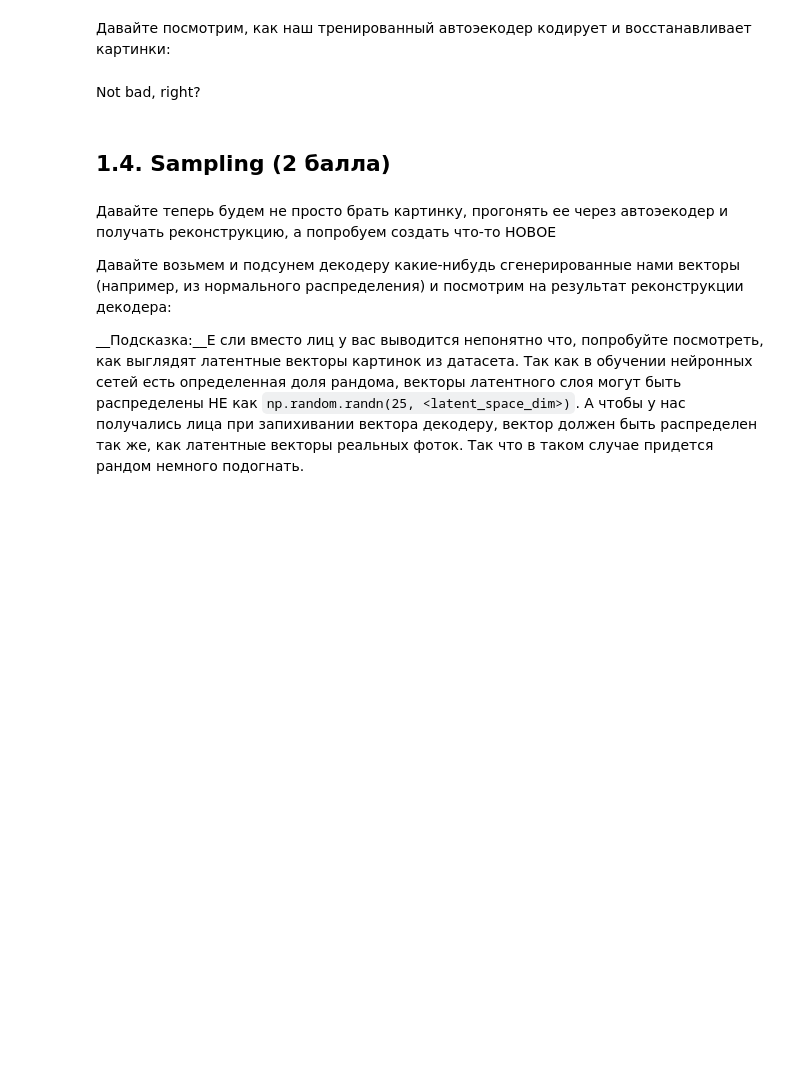
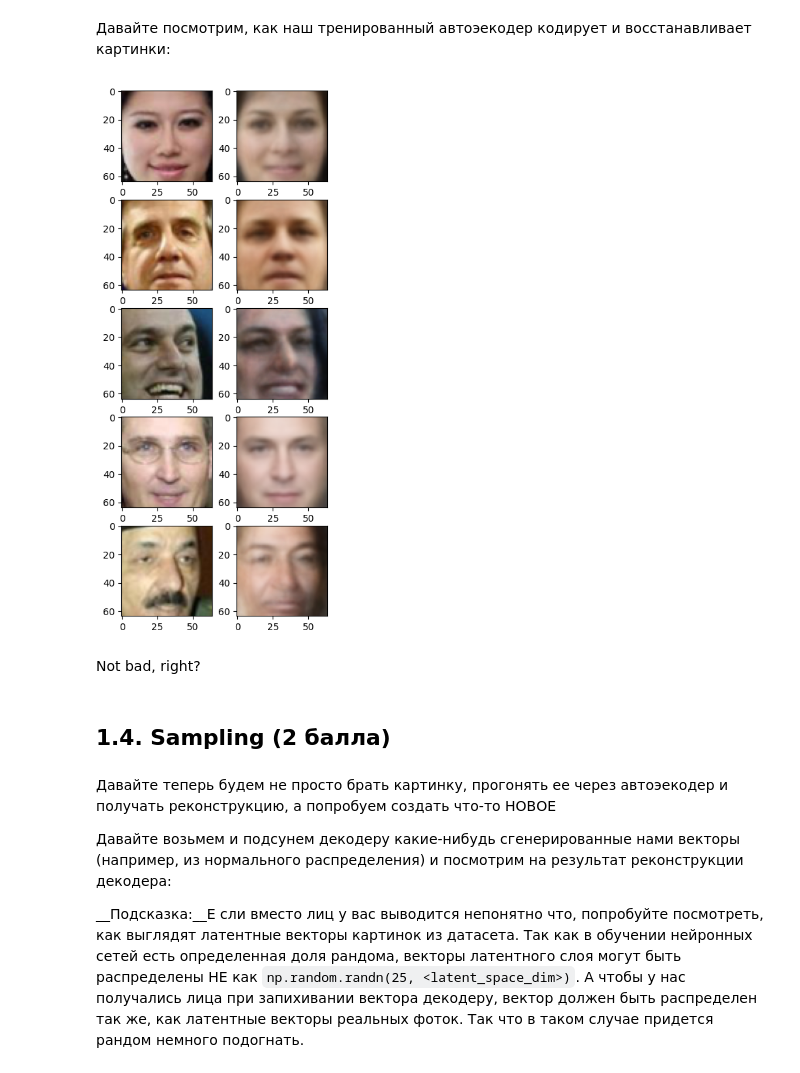
Before and after one commit to KiykoHanna/Stepik-DeepLearning, a Jupyter notebook: [hw]autoencoders.ipynb, the cells around one changed output. Drawn from its saved outputs; the diff is of its cells as text; code cells hidden in the pictures; blank space fills up the shorter version.

```diff
--- a/[hw]autoencoders.ipynb
+++ b/[hw]autoencoders.ipynb
@@ -129,0 +167,8 @@ optimizer = <Ваш любимый оптимизатор>
+# %%
+device = 'cuda:0' if torch.cuda.is_available() else 'cpu'
+
+criterion = F.mse_loss
+autoencoder = Autoencoder().to(device)
+
+optimizer = torch.optim.Adam(autoencoder.parameters())
+device
@@ -138,7 +245,26 @@ optimizer = <Ваш любимый оптимизатор>
 # %% [markdown]
 Давайте посмотрим, как наш тренированный автоэекодер кодирует и восстанавливает картинки:
 # %%
-< тут Ваш код: выведите первые Х картинок и их реконструкций из val выборки на экран>
+# тут Ваш код: выведите первые Х картинок и их реконструкций из val выборки на экран>
+autoencoder.eval()
+with torch.no_grad():
+      for batch in val_loader:
+        reconstruction, latent_code = autoencoder(batch.to(device))
+        reconstruction = reconstruction.view(-1, 64, 64, 3)
+        result = reconstruction.cpu().detach().numpy()
+        ground_truth = batch.numpy()
+        break
+# %%
+import matplotlib.pyplot as plt
+
+plt.figure(figsize=(4, 10))
+for i, (gt, res) in enumerate(zip(ground_truth[5:10], result[5:10])):
+  plt.subplot(5, 2, 2*i+1)
+  plt.imshow(gt)
+  plt.subplot(5, 2, 2*i+2)
+  plt.imshow(res)
+# %% [output]
+[figure, added]
 # %% [markdown]
 Not bad, right?
 # %% [markdown]
```
Also changed, not shown: parts of 12 cells of this notebook.
